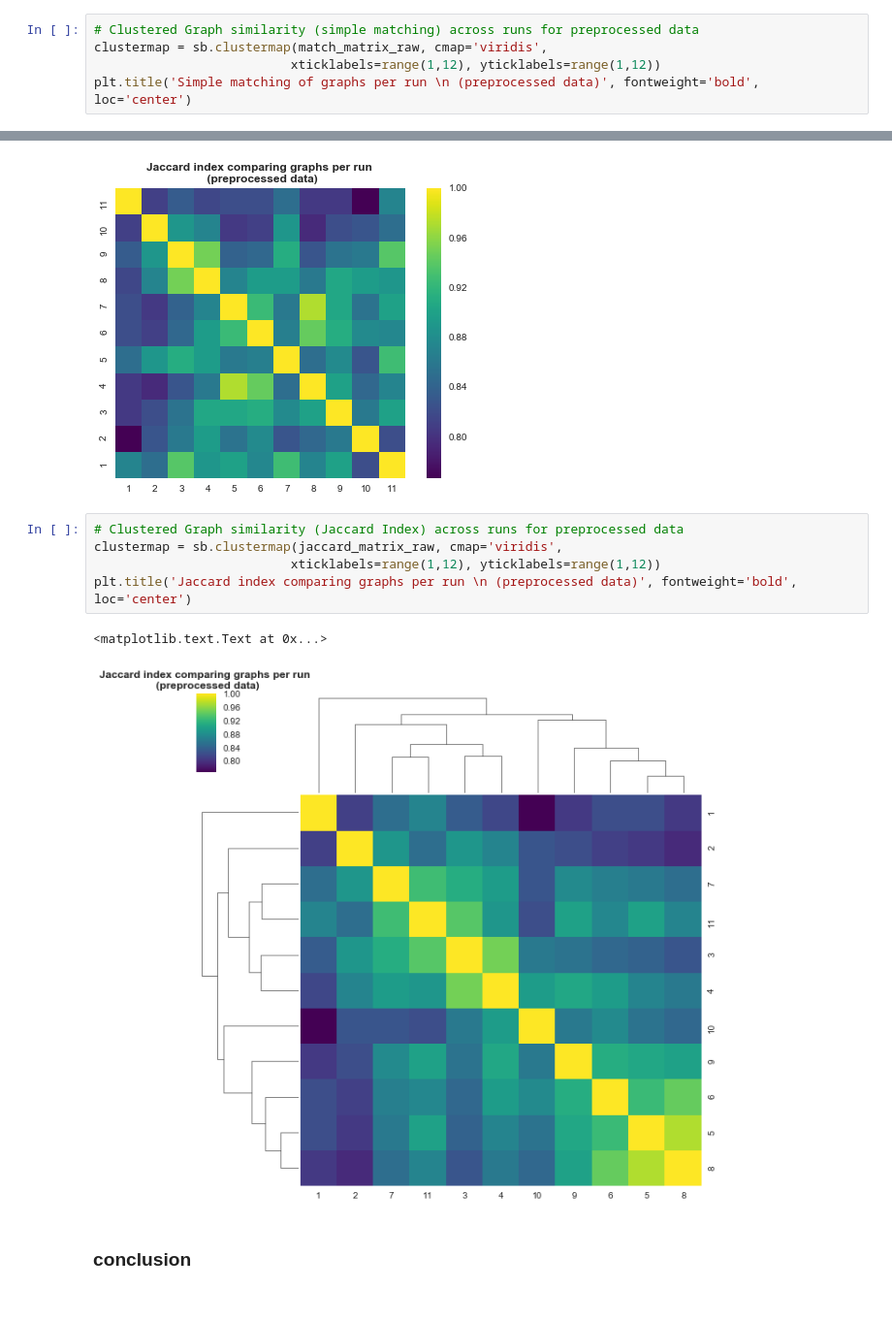
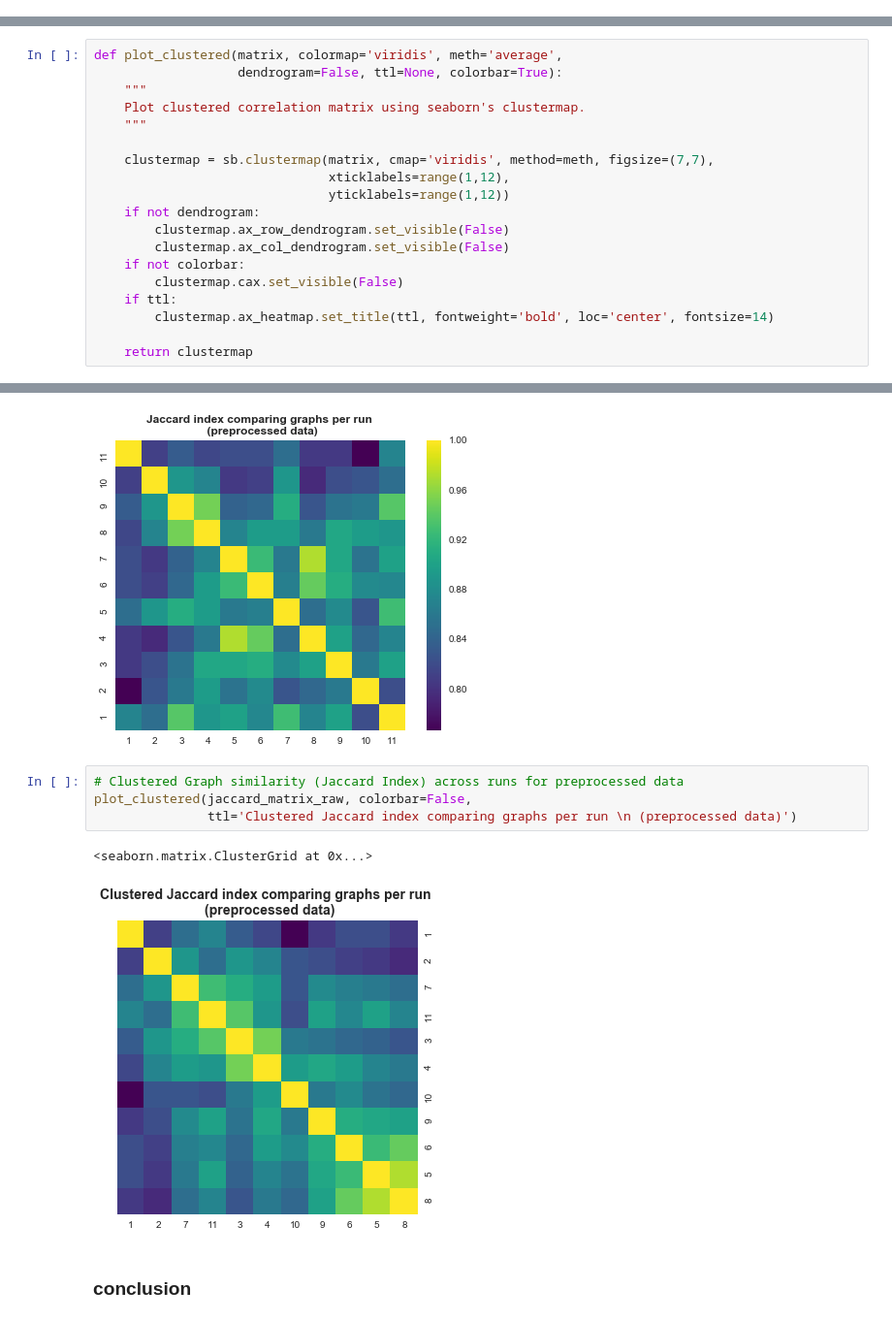
Before and after one commit to oliver-contier/famface-temporal-dynamics, a Jupyter notebook: notebooks/pycausal_analysis.ipynb, the cells around one changed output, grey strips where cells are left out. Shown at 97% size. Drawn from its saved outputs; the diff is of its cells as text.

```diff
--- a/notebooks/pycausal_analysis.ipynb
+++ b/notebooks/pycausal_analysis.ipynb
@@ -334,8 +337,3 @@ minimum: 0.983333333333
 maximum: 1.0
 mean: 0.990743801653
 [figure]
-# %%
-# Clustered Graph similarity (simple matching) across runs for preprocessed data
-clustermap = sb.clustermap(match_matrix_raw, cmap='viridis',
-                          xticklabels=range(1,12), yticklabels=range(1,12))
-plt.title('Simple matching of graphs per run \n (preprocessed data)', fontweight='bold', loc='center')
@@ -344,0 +340,19 @@ plt.title('Simple matching of graphs per run \n (preprocessed data)', fontweight
+# %%
+def plot_clustered(matrix, colormap='viridis', meth='average',
+                   dendrogram=False, ttl=None, colorbar=True):
+    """
+    Plot clustered correlation matrix using seaborn's clustermap.
+    """
+
+    clustermap = sb.clustermap(matrix, cmap='viridis', method=meth, figsize=(7,7),
+                               xticklabels=range(1,12),
+                               yticklabels=range(1,12))
+    if not dendrogram:
+        clustermap.ax_row_dendrogram.set_visible(False)
+        clustermap.ax_col_dendrogram.set_visible(False)
+    if not colorbar:
+        clustermap.cax.set_visible(False)
+    if ttl:
+        clustermap.ax_heatmap.set_title(ttl, fontweight='bold', loc='center', fontsize=14)
+
+    return clustermap
@@ -354,12 +375,11 @@ mean: 0.87741046832
 [figure]
 # %%
 # Clustered Graph similarity (Jaccard Index) across runs for preprocessed data
-clustermap = sb.clustermap(jaccard_matrix_raw, cmap='viridis',
-                          xticklabels=range(1,12), yticklabels=range(1,12))
-plt.title('Jaccard index comparing graphs per run \n (preprocessed data)', fontweight='bold', loc='center')
+plot_clustered(jaccard_matrix_raw, colorbar=False,
+               ttl='Clustered Jaccard index comparing graphs per run \n (preprocessed data)')
 # %% [output]
-<matplotlib.text.Text at 0x...>
+<seaborn.matrix.ClusterGrid at 0x...>
-[figure, old version]
+[figure, new version]
 # %% [markdown]
 ### conclusion
 # %% [markdown]
```
Also changed, not shown: parts of 12 cells of this notebook.
